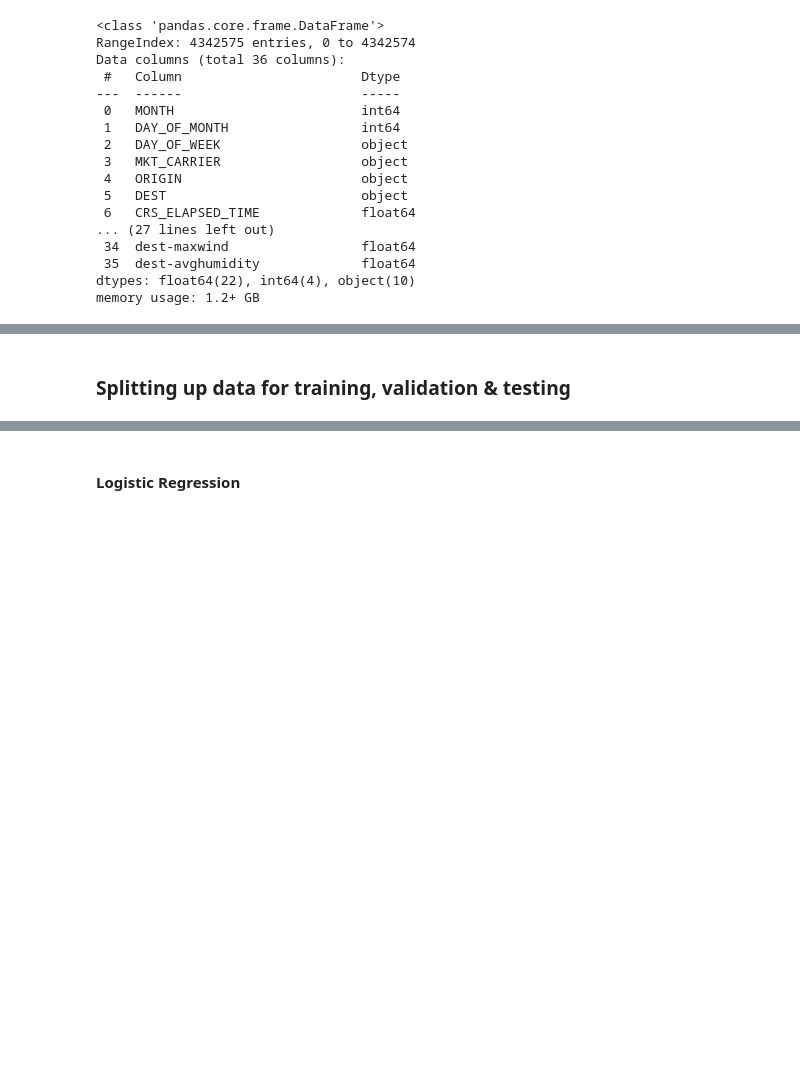
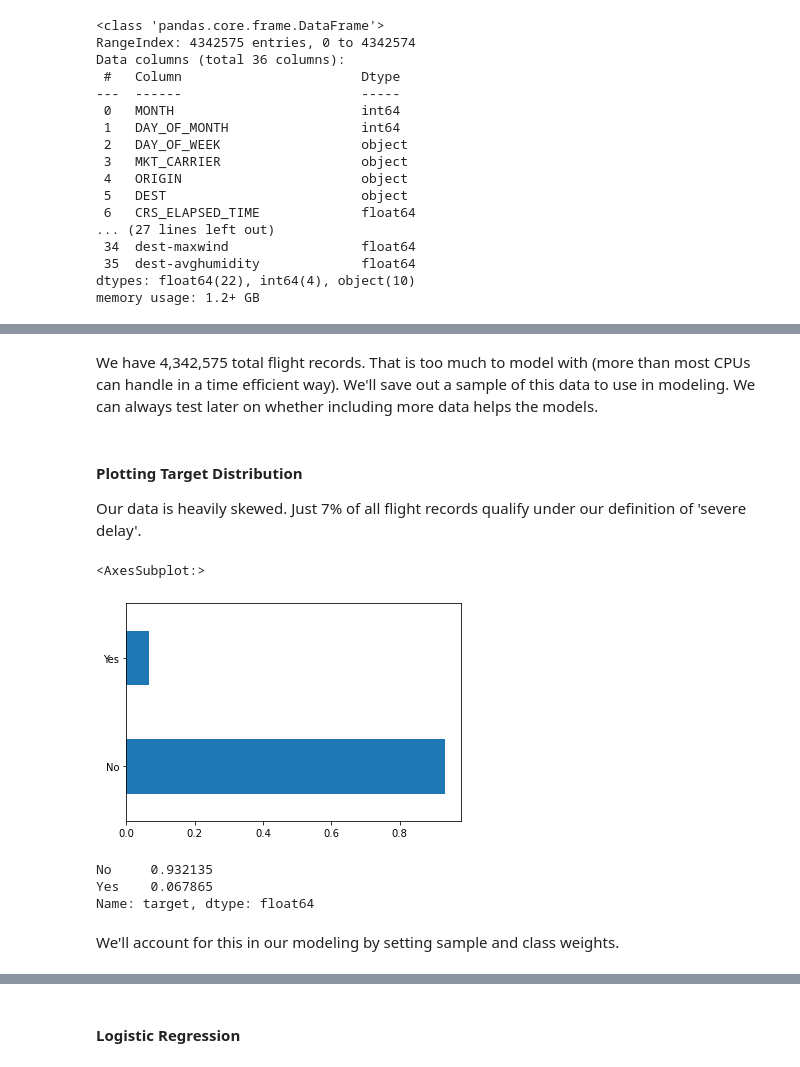
Before and after one commit to robertharrow/detecting-severe-flight-delays, a Jupyter notebook: 2. Modeling.ipynb, the cells around one changed output, grey strips where cells are left out. Cells and saved outputs as stored; diff of their text form; code cells hidden in the pictures; blank space fills up the shorter version.

```diff
--- a/2. Modeling.ipynb
+++ b/2. Modeling.ipynb
@@ -117 +114,3 @@ Name: target, dtype: int64
+# %% [markdown]
+We have 4,342,575 total flight records. That is too much to model with (more than most CPUs can handle in a time efficient way). We'll save out a sample of this data to use in modeling. We can always test later on whether including more data helps the models.
 # %%
@@ -122,2 +120,16 @@ carrier_data_sample = pd.read_csv('data/prepared/data_for_modeling_sample.csv')
-# %% [markdown]
-### Splitting up data for training, validation & testing
+# %% [markdown]
+#### Plotting Target Distribution
+Our data is heavily skewed. Just 7% of all flight records qualify under our definition of 'severe delay'.
+# %%
+carrier_data['target'].value_counts(normalize=True).plot(kind='barh')
+# %% [output]
+<AxesSubplot:>
+[figure, added]
+# %%
+carrier_data['target'].value_counts(normalize=True)
+# %% [output]
+No     0.932135
+Yes    0.067865
+Name: target, dtype: float64
+# %% [markdown]
+We'll account for this in our modeling by setting sample and class weights.
```
Also changed, not shown: parts of 99 cells of this notebook, 3 other files.
